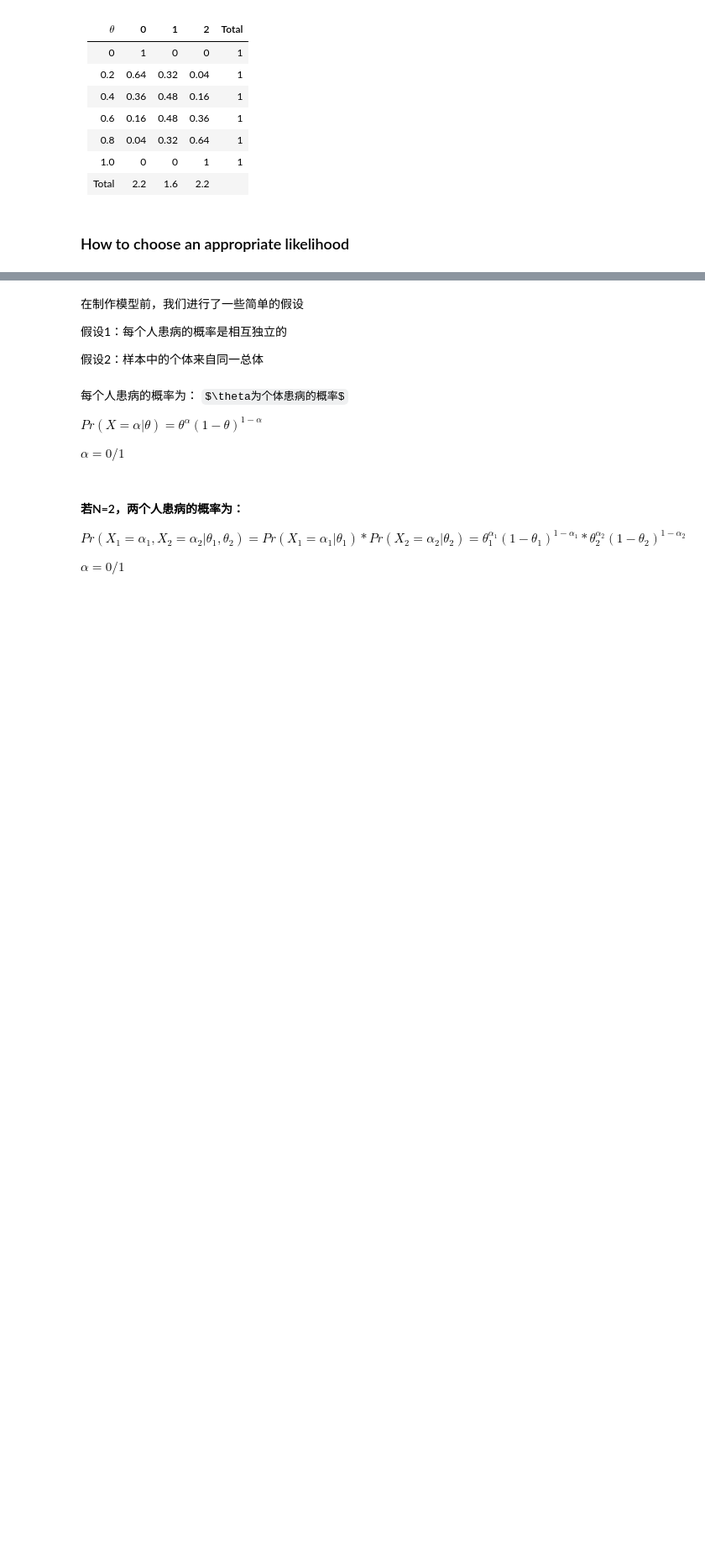
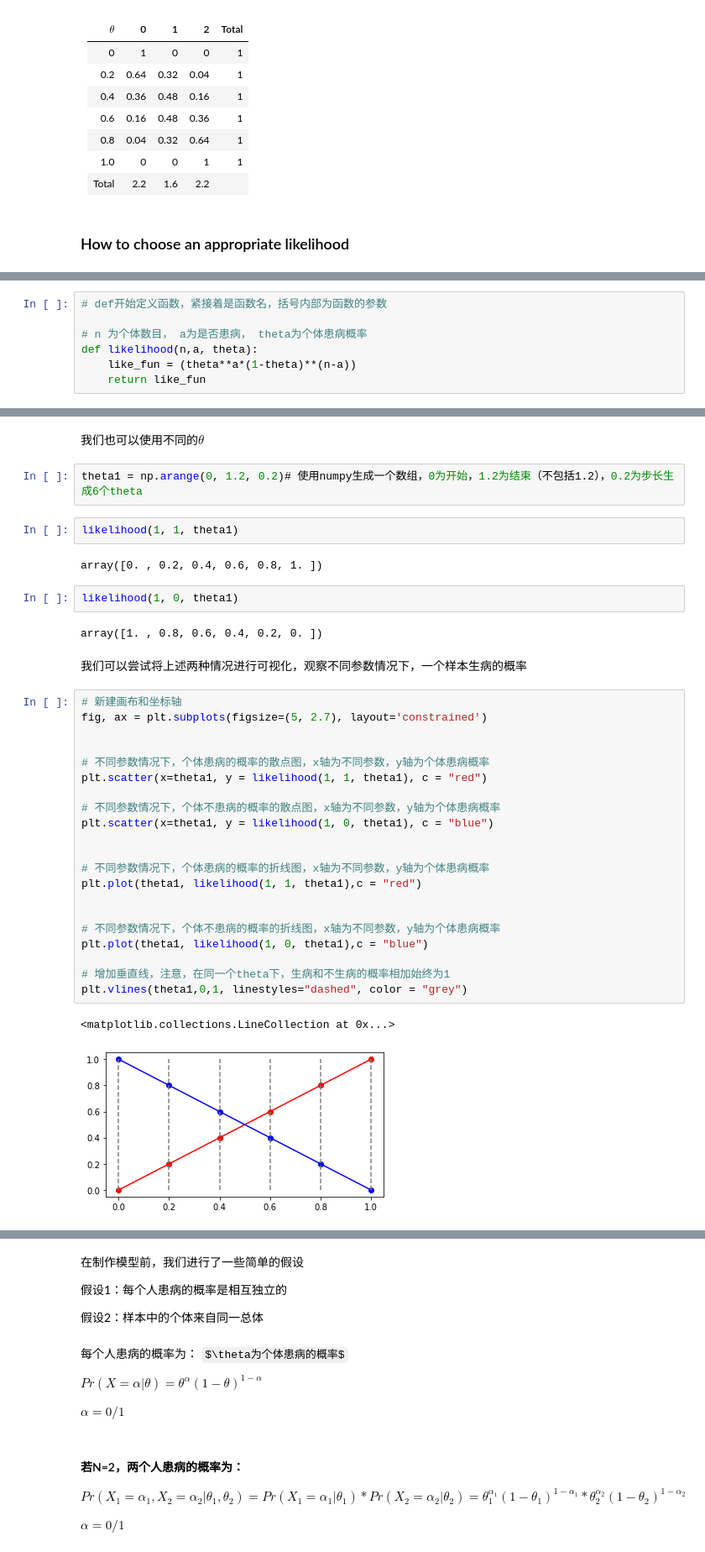
Before and after one commit to Utenna/PyBayesian, a Jupyter notebook: liu/Yikang_0401.ipynb, the cells around one changed output, grey strips where cells are left out. Shown at 84% size. Drawn from its saved outputs; the diff is of its cells as text; some formulas as TeX source; blank space fills up the shorter version.

```diff
--- a/liu/Yikang_0401.ipynb
+++ b/liu/Yikang_0401.ipynb
@@ -248,0 +278,7 @@ print(f"投掷一个硬币两次，theta为0.2的情况下，正面朝上的次
+# %%
+# def开始定义函数，紧接着是函数名，括号内部为函数的参数
+
+# n 为个体数目， a为是否患病， theta为个体患病概率
+def likelihood(n,a, theta):
+    like_fun = (theta**a*(1-theta)**(n-a))
+    return like_fun
@@ -249 +291,39 @@ print(f"投掷一个硬币两次，theta为0.2的情况下，正面朝上的次
+# %% [markdown]
+我们也可以使用不同的$\theta$
+# %%
+theta1 = np.arange(0, 1.2, 0.2)# 使用numpy生成一个数组，0为开始，1.2为结束（不包括1.2），0.2为步长生成6个theta
+# %%
+likelihood(1, 1, theta1)
+# %% [output]
+array([0. , 0.2, 0.4, 0.6, 0.8, 1. ])
+# %%
+likelihood(1, 0, theta1)
+# %% [output]
+array([1. , 0.8, 0.6, 0.4, 0.2, 0. ])
+# %% [markdown]
+我们可以尝试将上述两种情况进行可视化，观察不同参数情况下，一个样本生病的概率
+# %%
+# 新建画布和坐标轴
+fig, ax = plt.subplots(figsize=(5, 2.7), layout='constrained')
+
+
+# 不同参数情况下，个体患病的概率的散点图，x轴为不同参数，y轴为个体患病概率
+plt.scatter(x=theta1, y = likelihood(1, 1, theta1), c = "red")
+
+# 不同参数情况下，个体不患病的概率的散点图，x轴为不同参数，y轴为个体患病概率
+plt.scatter(x=theta1, y = likelihood(1, 0, theta1), c = "blue")
+
+
+# 不同参数情况下，个体患病的概率的折线图，x轴为不同参数，y轴为个体患病概率
+plt.plot(theta1, likelihood(1, 1, theta1),c = "red")
+
+
+# 不同参数情况下，个体不患病的概率的折线图，x轴为不同参数，y轴为个体患病概率
+plt.plot(theta1, likelihood(1, 0, theta1),c = "blue")
+
+# 增加垂直线，注意，在同一个theta下，生病和不生病的概率相加始终为1
+plt.vlines(theta1,0,1, linestyles="dashed", color = "grey")
+# %% [output]
+<matplotlib.collections.LineCollection at 0x...>
+[figure, added]
 # %% [markdown]
```
Also changed, not shown: parts of 19 cells of this notebook, 2 other files.
